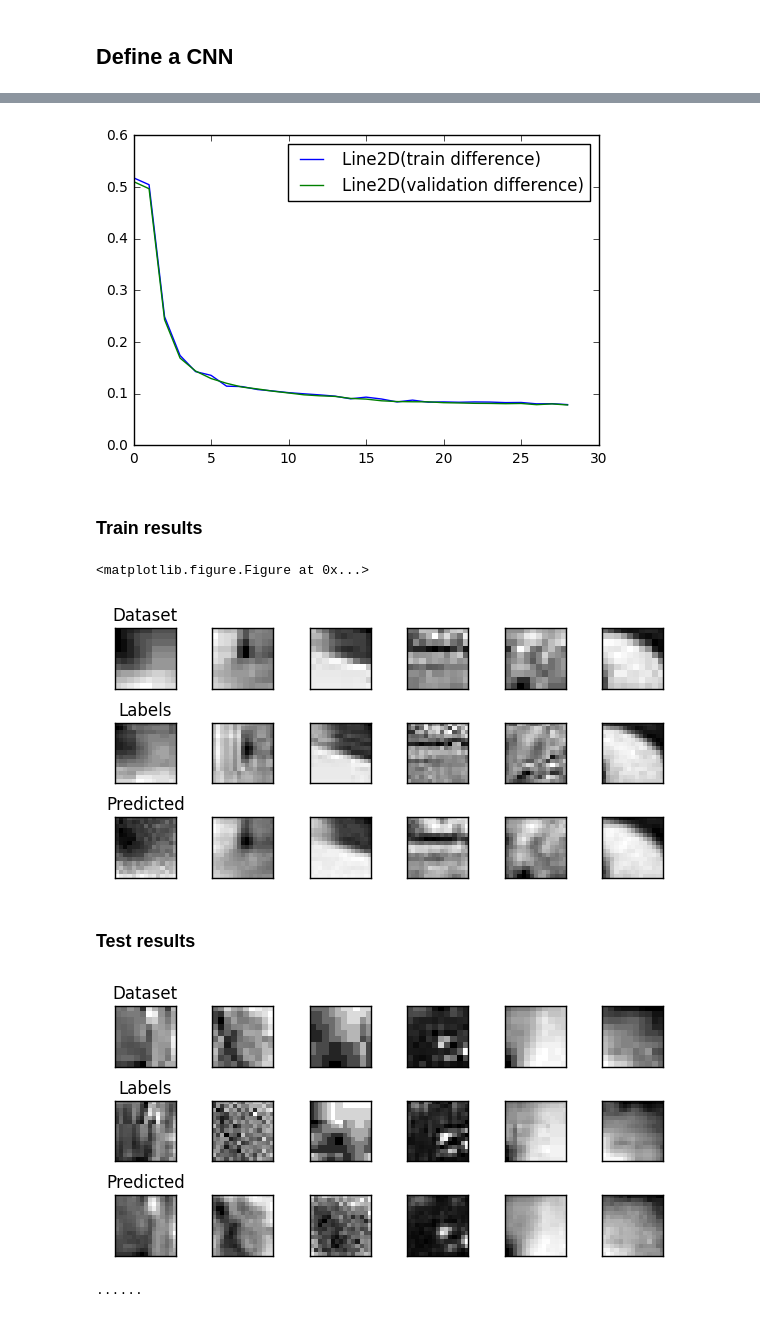
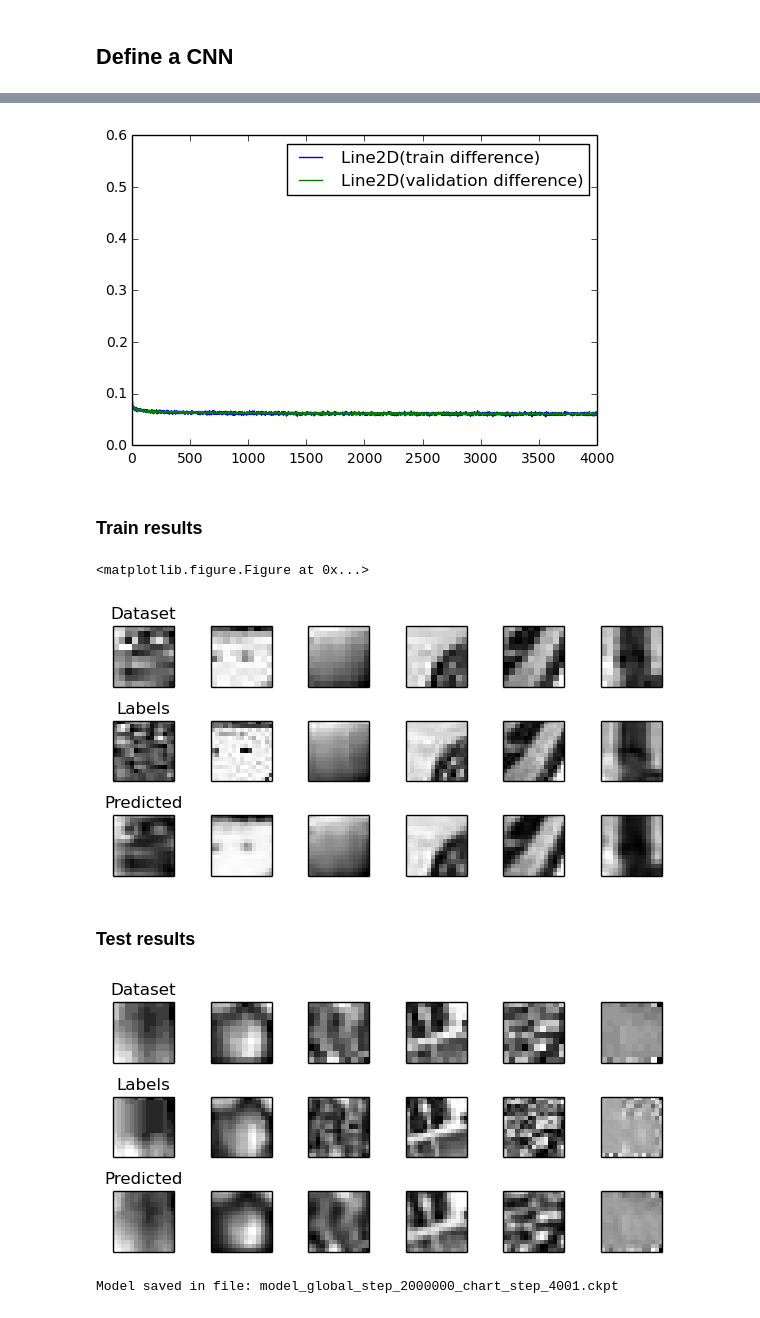
Before and after one commit to lucasdupin/ml-image-scaling, a Jupyter notebook: 2_autoencoder.ipynb, the cells around one changed output, grey strips where cells are left out. Cells and saved outputs as stored; diff of their text form; code cells hidden in the pictures.

Commit message:
new train results

```diff
--- a/2_autoencoder.ipynb
+++ b/2_autoencoder.ipynb
@@ -144,10 +144,10 @@ def difference(predictions, labels):
 checkpoint = None
 
 save_step = 10000
-preview_step = 100
+preview_step = 500
 examples_to_show = 6
 
-keep_training = 200001
+keep_training = 2000001
 row_names = ("Dataset", "Labels", "Predicted")
 
 # Accuracy arrays to draw a chart
@@ -289,7 +289,7 @@ Validation diff: 0.078
-[figure, old version]
+[figure, new version]
 ### Train results
 <matplotlib.figure.Figure at 0x...>
-[figure, old version]
+[figure, new version]
 ### Test results
-[figure, old version]
+[figure, new version]
-......
+Model saved in file: model_global_step_2000000_chart_step_4001.ckpt
```
Also changed, not shown: parts of 1 cell of this notebook, 1 other file.
